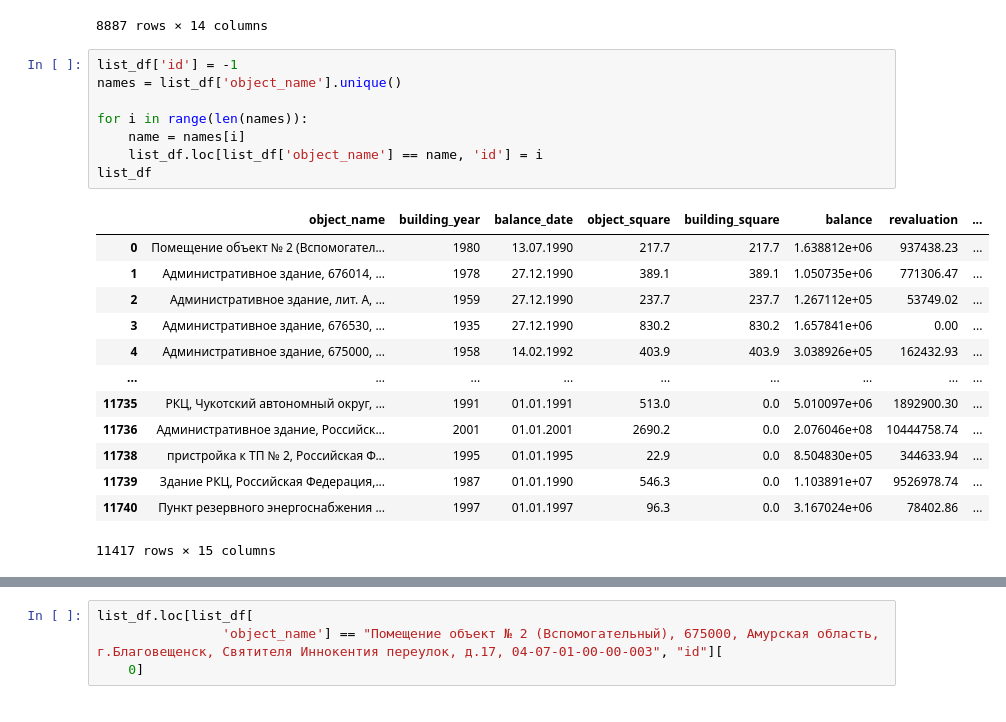
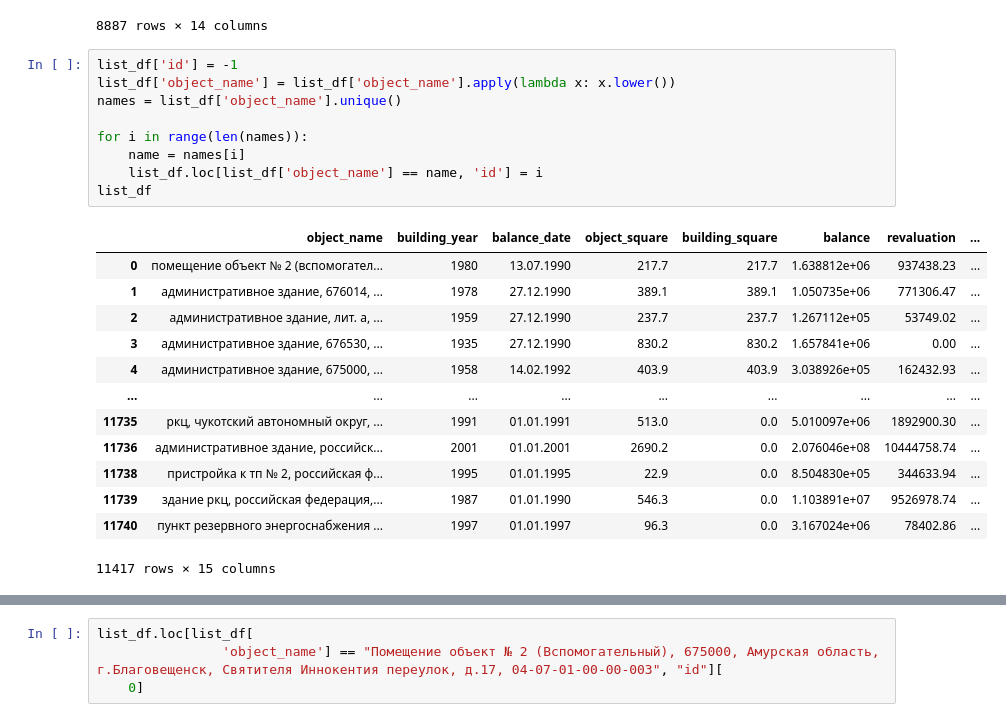
Before and after one commit to zayycev22/inflation, a Jupyter notebook: parse.ipynb, the cells around one changed output, grey strips where cells are left out. Cells and saved outputs as stored; diff of their text form.

```diff
--- a/parse.ipynb
+++ b/parse.ipynb
@@ -455,23 +455,24 @@ list_df[list_df['object_name'].duplicated()]
 8887 rows × 14 columns
 # %%
 list_df['id'] = -1
+list_df['object_name'] = list_df['object_name'].apply(lambda x: x.lower())
 names = list_df['object_name'].unique()
 
 for i in range(len(names)):
     name = names[i]
     list_df.loc[list_df['object_name'] == name, 'id'] = i
 list_df
 # %% [output]
 |  | object_name | building_year | balance_date | object_square | building_square | balance | revaluation | ... |
-| 0 | Помещение объект № 2 (Вспомогател... | 1980 | 13.07.1990 | 217.7 | 217.7 | 1.638812e+06 | 937438.23 | ... |
-| 1 | Административное здание, 676014, ... | 1978 | 27.12.1990 | 389.1 | 389.1 | 1.050735e+06 | 771306.47 | ... |
-| 2 | Административное здание, лит. А, ... | 1959 | 27.12.1990 | 237.7 | 237.7 | 1.267112e+05 | 53749.02 | ... |
-| 3 | Административное здание, 676530, ... | 1935 | 27.12.1990 | 830.2 | 830.2 | 1.657841e+06 | 0.00 | ... |
-| 4 | Административное здание, 675000, ... | 1958 | 14.02.1992 | 403.9 | 403.9 | 3.038926e+05 | 162432.93 | ... |
+| 0 | помещение объект № 2 (вспомогател... | 1980 | 13.07.1990 | 217.7 | 217.7 | 1.638812e+06 | 937438.23 | ... |
+| 1 | административное здание, 676014, ... | 1978 | 27.12.1990 | 389.1 | 389.1 | 1.050735e+06 | 771306.47 | ... |
+| 2 | административное здание, лит. а, ... | 1959 | 27.12.1990 | 237.7 | 237.7 | 1.267112e+05 | 53749.02 | ... |
+| 3 | административное здание, 676530, ... | 1935 | 27.12.1990 | 830.2 | 830.2 | 1.657841e+06 | 0.00 | ... |
+| 4 | административное здание, 675000, ... | 1958 | 14.02.1992 | 403.9 | 403.9 | 3.038926e+05 | 162432.93 | ... |
 | ... | ... | ... | ... | ... | ... | ... | ... | ... |
-| 11735 | РКЦ, Чукотский автономный округ, ... | 1991 | 01.01.1991 | 513.0 | 0.0 | 5.010097e+06 | 1892900.30 | ... |
-| 11736 | Административное здание, Российск... | 2001 | 01.01.2001 | 2690.2 | 0.0 | 2.076046e+08 | 10444758.74 | ... |
-| 11738 | пристройка к ТП № 2, Российская Ф... | 1995 | 01.01.1995 | 22.9 | 0.0 | 8.504830e+05 | 344633.94 | ... |
-| 11739 | Здание РКЦ, Российская Федерация,... | 1987 | 01.01.1990 | 546.3 | 0.0 | 1.103891e+07 | 9526978.74 | ... |
-| 11740 | Пункт резервного энергоснабжения ... | 1997 | 01.01.1997 | 96.3 | 0.0 | 3.167024e+06 | 78402.86 | ... |
+| 11735 | ркц, чукотский автономный округ, ... | 1991 | 01.01.1991 | 513.0 | 0.0 | 5.010097e+06 | 1892900.30 | ... |
+| 11736 | административное здание, российск... | 2001 | 01.01.2001 | 2690.2 | 0.0 | 2.076046e+08 | 10444758.74 | ... |
+| 11738 | пристройка к тп № 2, российская ф... | 1995 | 01.01.1995 | 22.9 | 0.0 | 8.504830e+05 | 344633.94 | ... |
+| 11739 | здание ркц, российская федерация,... | 1987 | 01.01.1990 | 546.3 | 0.0 | 1.103891e+07 | 9526978.74 | ... |
+| 11740 | пункт резервного энергоснабжения ... | 1997 | 01.01.1997 | 96.3 | 0.0 | 3.167024e+06 | 78402.86 | ... |
 11417 rows × 15 columns
```
Also changed, not shown: parts of 8 cells of this notebook, 2 other files.
